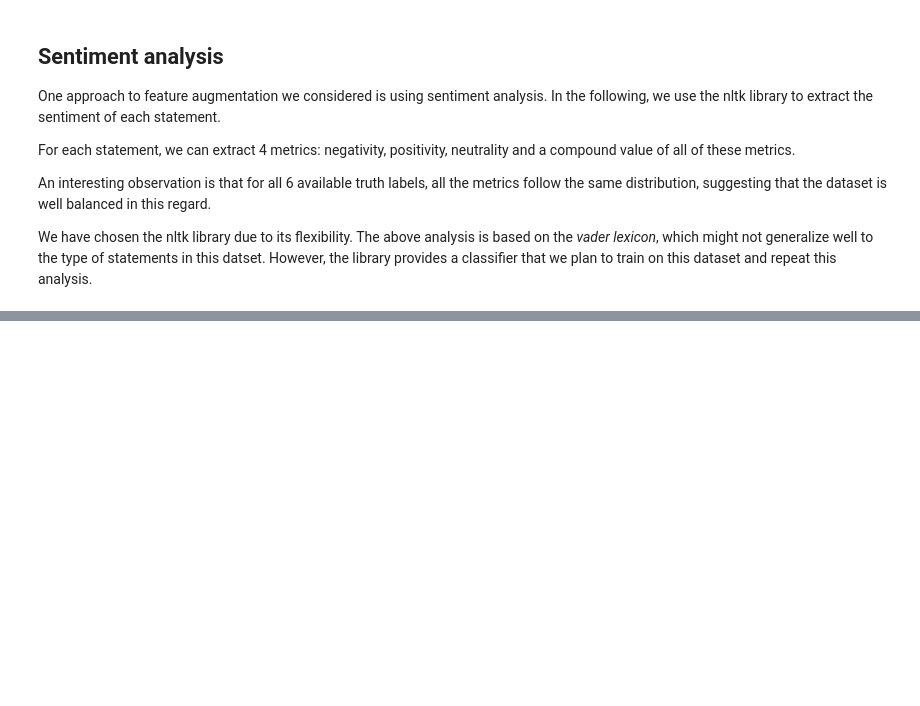
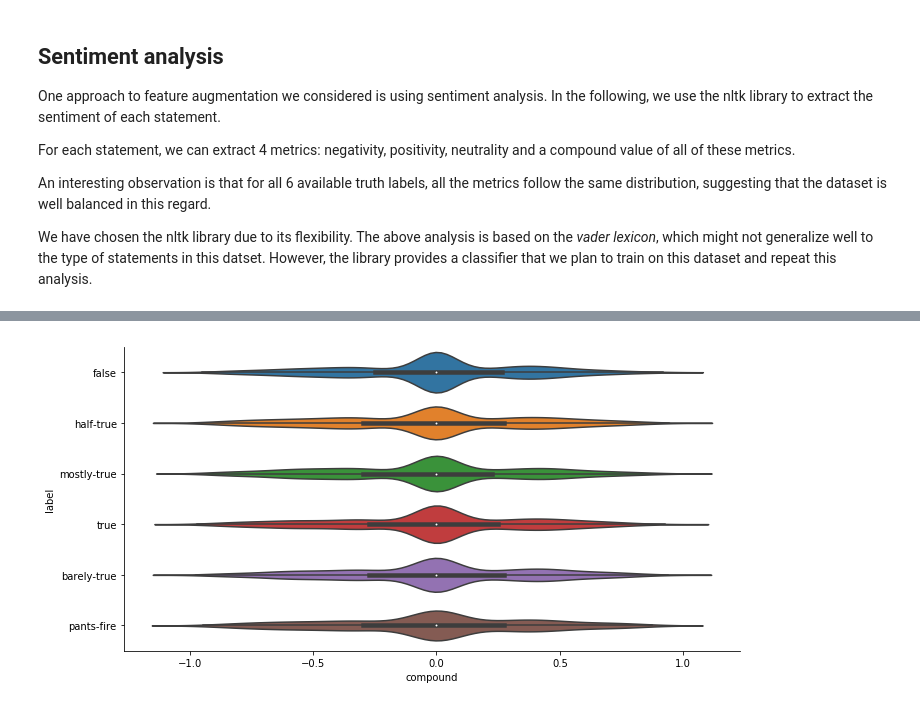
Before and after one commit to mikanikos/Features-of-Lies, a Jupyter notebook: SentimentAnalysis.ipynb, the cells around one changed output, grey strips where cells are left out. Saved outputs shown, nothing was run; the diff lists cells and outputs as text; code cells hidden in the pictures; blank space fills up the shorter version.

```diff
--- a/SentimentAnalysis.ipynb
+++ b/SentimentAnalysis.ipynb
@@ -74,0 +68,5 @@ nltk_df.head(5)
+# %%
+# Visualize the distribuiton of the sentiments over the labels
+ax = sns.catplot(x='compound', y='label', data=data_with_sentiments, kind="violin", aspect=2)
+# %% [output]
+[figure, added]
```
Also changed, not shown: parts of 22 cells of this notebook, 1 other file.
